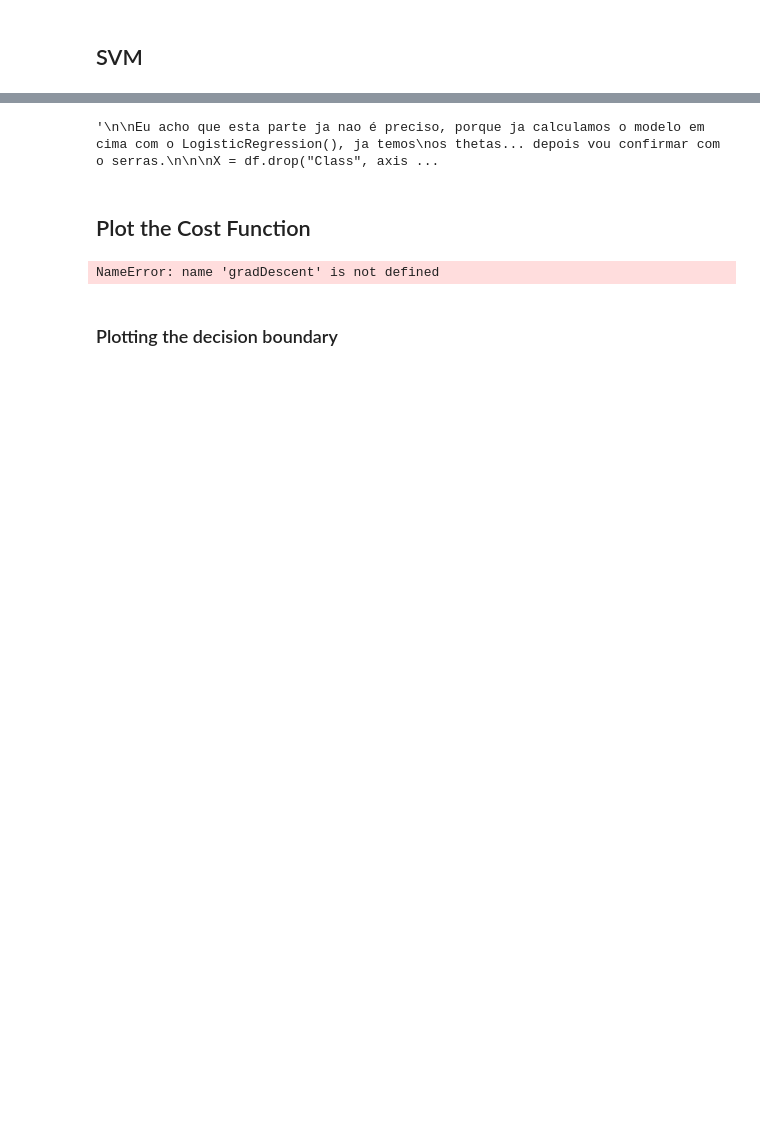
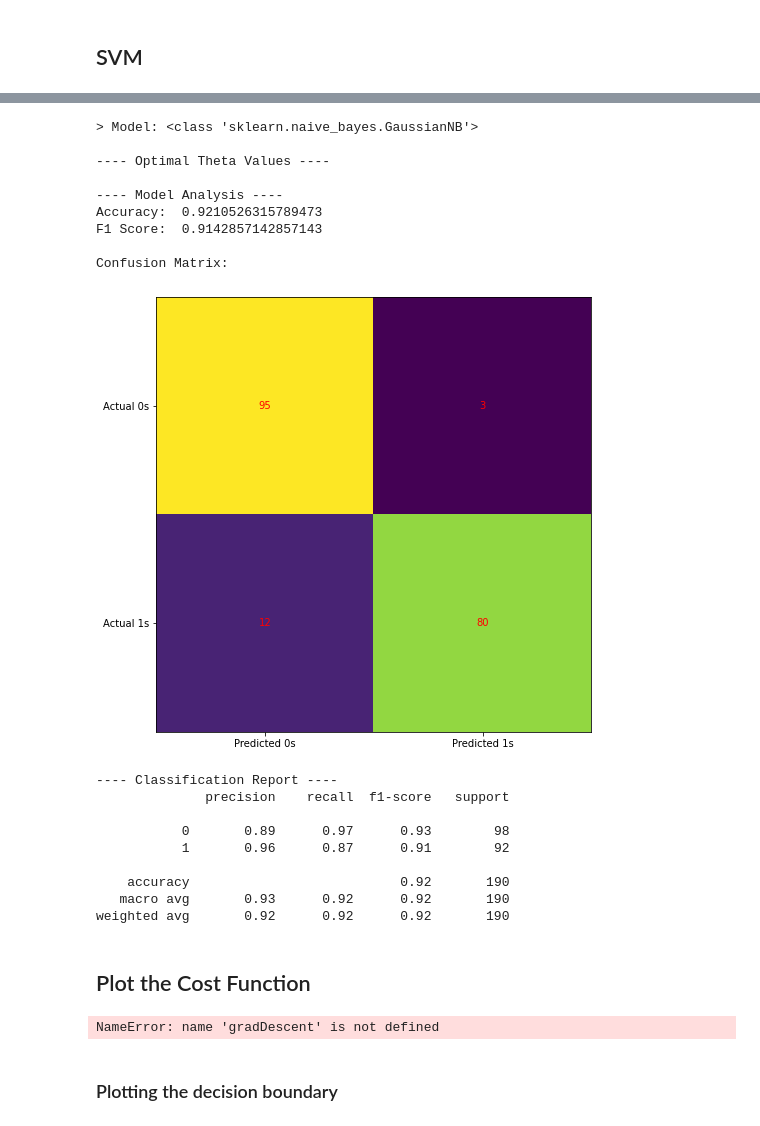
Before and after one commit to VascoRegal/creditcard-fraud-detection, a Jupyter notebook: main.ipynb, the cells around one changed output, grey strips where cells are left out. Drawn from its saved outputs; the diff is of its cells as text; code cells hidden in the pictures; blank space fills up the shorter version.

Commit message:
added naive bayes classifier

```diff
--- a/main.ipynb
+++ b/main.ipynb
@@ -492,39 +500,25 @@ AttributeError: coef_ is only available when using a linear kernel
 # %%
-"""
-
-Eu acho que esta parte ja nao é preciso, porque ja calculamos o modelo em cima com o LogisticRegression(), ja temos
-os thetas... depois vou confirmar com o serras.
-
-
-X = df.drop("Class", axis=1)
-y = df["Class"]
-m, n = X.shape[0], X.shape[1]
-X = X.to_numpy()
-y = y.values
-
-alpha = 0.01
-i = 1500
-
-#Run featureNormalization to normalize X, store the means and stds.
-
-X, X_mean, X_std = featureNormalization(X)
-
-#After normalizing the features, add an extra column of 1's corresponding to x0 = 1.
-X = np.append(np.ones((m, 1)), X, axis=1)
-
-# Inicialize vector theta = 0
-initial_theta = np.zeros((n + 1, 1))
-
-#Run costFunction
-
-theta, _ = gradDescent(X, y, initial_theta, alpha, i)
-print("Optimal theta values:")
-print(theta)
-#print("Cost of initial theta is",round(cost,3) )   # ANSWER: Cost of initial theta is 0.693
-#print("Gradient at initial theta (zeros):",grad)  #ANSWER: Gradient at initial theta (zeros): [[-0.1 ] [-0.28122914] [-0.25098615]]
-"""
+train_and_analyze(GaussianNB(), X_train, Y_train)
 # %% [output]
-'\n\nEu acho que esta parte ja nao é preciso, porque ja calculamos o modelo em cima com o LogisticRegression(), ja temos\nos thetas... depois vou confirmar com o serras.\n\n\nX = df.drop("Class", axis ...
+> Model: <class 'sklearn.naive_bayes.GaussianNB'>
+
+---- Optimal Theta Values ----
+
+---- Model Analysis ----
+Accuracy:  0.9210526315789473
+F1 Score:  0.9142857142857143
+
+Confusion Matrix:
+[figure, added]
+---- Classification Report ----
+              precision    recall  f1-score   support
+
+           0       0.89      0.97      0.93        98
+           1       0.96      0.87      0.91        92
+
+    accuracy                           0.92       190
+   macro avg       0.93      0.92      0.92       190
+weighted avg       0.92      0.92      0.92       190
 # %% [markdown]
 ## Plot the Cost Function
 # %%
```
Also changed, not shown: parts of 11 cells of this notebook.
